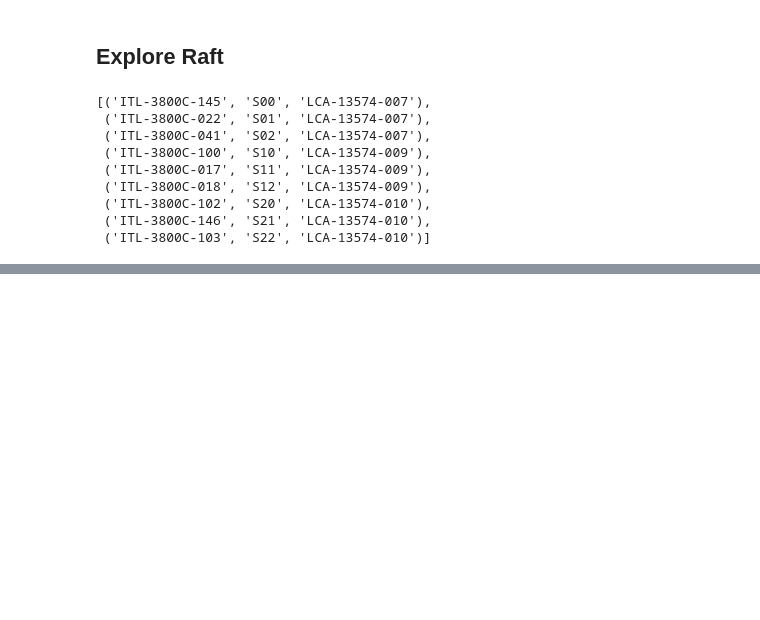
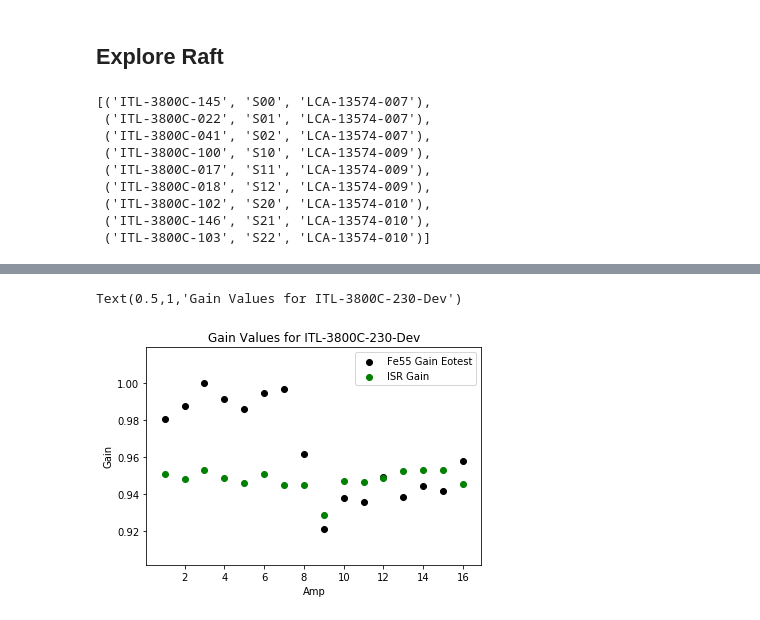
Before and after one commit to ellongley/Notebooks, a Jupyter notebook: Get_EOTest_Results.ipynb, the cells around one changed output, grey strips where cells are left out. Drawn from its saved outputs; the diff is of its cells as text; code cells hidden in the pictures; blank space fills up the shorter version.

```diff
--- a/Get_EOTest_Results.ipynb
+++ b/Get_EOTest_Results.ipynb
@@ -156,0 +165,8 @@ eR_prod.raftContents(run=8831,raftName='LCA-11021_RTM-003_ETU2',when='2017-10-11
+# %%
+fe55_dm = np.load('/home/elp25/bootcamp-work/examples/fe55_gains.npy')
+# %%
+g = get_EO_analysis_results(db='Dev')
+# %%
+raft_list, data = g.get_tests(site_type="I&T-Raft", test_type='gain', run = '5943D')
+# %%
+res = g.get_results(test_type='gain', data = data, device=raft_list[0])
@@ -156,0 +175,10 @@ eR_prod.raftContents(run=8831,raftName='LCA-11021_RTM-003_ETU2',when='2017-10-11
+# %%
+plt.scatter(range(1,17),res[ccd_name],color='black',label='Fe55 Gain Eotest')
+plt.scatter(range(1,17),fe55_dm,color='green',label='ISR Gain')
+plt.legend(loc='best')
+plt.ylabel('Gain')
+plt.xlabel('Amp')
+plt.title('Gain Values for ' + ccd_name)
+# %% [output]
+Text(0.5,1,'Gain Values for ITL-3800C-230-Dev')
+[figure, added]
```
Also changed, not shown: parts of 7 cells of this notebook.
